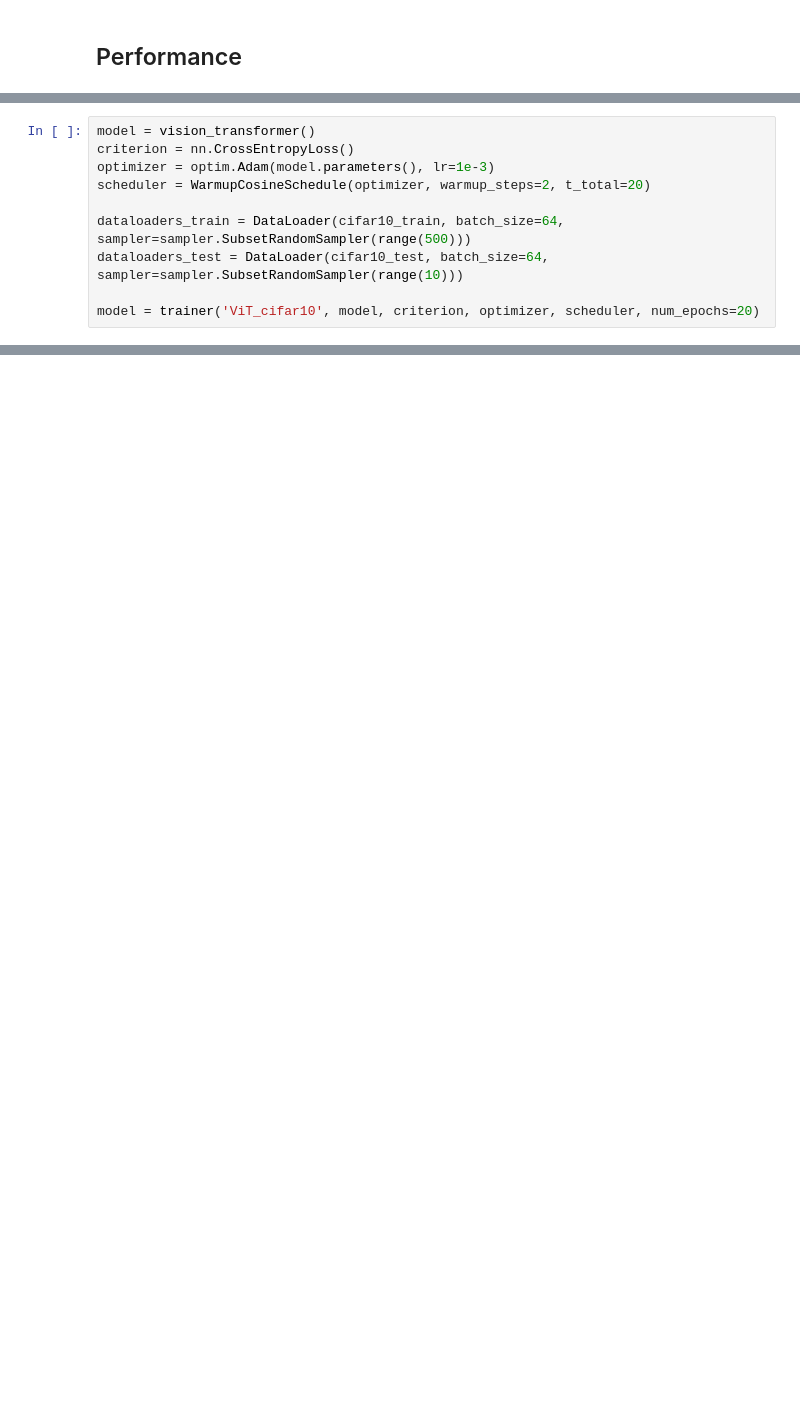
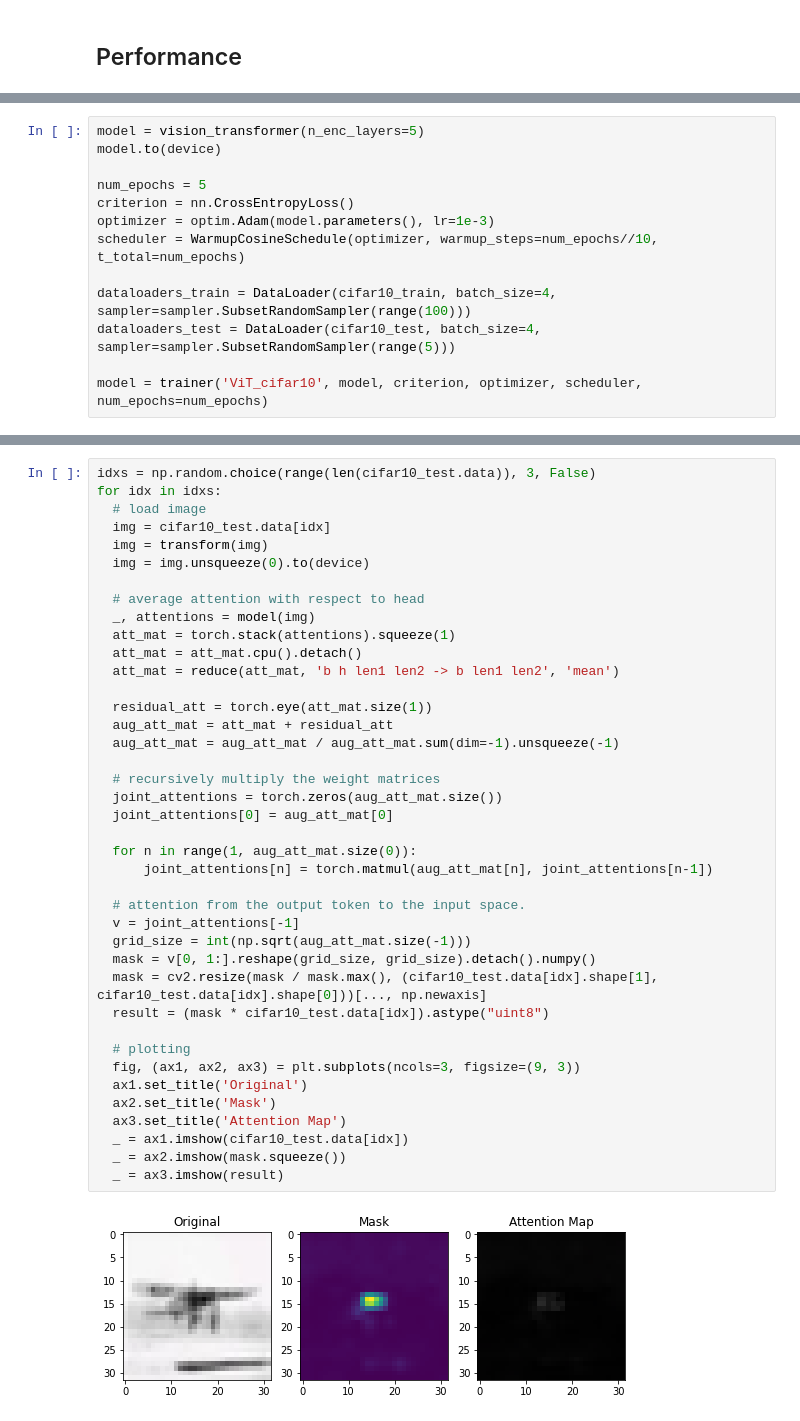
Before and after one commit to gimme1dollar/toy_vision_transformer, a Jupyter notebook: ViT.ipynb, the cells around one changed output, grey strips where cells are left out. Cells and saved outputs as stored; diff of their text form; blank space fills up the shorter version.

Commit message:
attention map vis

```diff
--- a/ViT.ipynb
+++ b/ViT.ipynb
@@ -336,13 +319,16 @@ def trainer(model_name, model, criterion, optimizer, scheduler, num_epochs):
 
   return model
 # %%
-model = vision_transformer()
+model = vision_transformer(n_enc_layers=5)
+model.to(device)
+
+num_epochs = 5
 criterion = nn.CrossEntropyLoss()
 optimizer = optim.Adam(model.parameters(), lr=1e-3)
-scheduler = WarmupCosineSchedule(optimizer, warmup_steps=2, t_total=20)
+scheduler = WarmupCosineSchedule(optimizer, warmup_steps=num_epochs//10, t_total=num_epochs)
 
-dataloaders_train = DataLoader(cifar10_train, batch_size=64, sampler=sampler.SubsetRandomSampler(range(500)))
-dataloaders_test = DataLoader(cifar10_test, batch_size=64, sampler=sampler.SubsetRandomSampler(range(10)))
+dataloaders_train = DataLoader(cifar10_train, batch_size=4, sampler=sampler.SubsetRandomSampler(range(100)))
+dataloaders_test = DataLoader(cifar10_test, batch_size=4, sampler=sampler.SubsetRandomSampler(range(5)))
 
-model = trainer('ViT_cifar10', model, criterion, optimizer, scheduler, num_epochs=20)
+model = trainer('ViT_cifar10', model, criterion, optimizer, scheduler, num_epochs=num_epochs)
 # %% [output]
@@ -365,0 +358,42 @@ train Loss: 12.3974 Acc: 6.0000
+# %%
+idxs = np.random.choice(range(len(cifar10_test.data)), 3, False)
+for idx in idxs:
+  # load image
+  img = cifar10_test.data[idx]
+  img = transform(img)
+  img = img.unsqueeze(0).to(device)
+
+  # average attention with respect to head
+  _, attentions = model(img)
+  att_mat = torch.stack(attentions).squeeze(1)
+  att_mat = att_mat.cpu().detach()
+  att_mat = reduce(att_mat, 'b h len1 len2 -> b len1 len2', 'mean')
+
+  residual_att = torch.eye(att_mat.size(1))
+  aug_att_mat = att_mat + residual_att
+  aug_att_mat = aug_att_mat / aug_att_mat.sum(dim=-1).unsqueeze(-1)
+
+  # recursively multiply the weight matrices
+  joint_attentions = torch.zeros(aug_att_mat.size())
+  joint_attentions[0] = aug_att_mat[0]
+
+  for n in range(1, aug_att_mat.size(0)):
+      joint_attentions[n] = torch.matmul(aug_att_mat[n], joint_attentions[n-1])
+
+  # attention from the output token to the input space.
+  v = joint_attentions[-1]
+  grid_size = int(np.sqrt(aug_att_mat.size(-1)))
+  mask = v[0, 1:].reshape(grid_size, grid_size).detach().numpy()
+  mask = cv2.resize(mask / mask.max(), (cifar10_test.data[idx].shape[1], cifar10_test.data[idx].shape[0]))[..., np.newaxis]
+  result = (mask * cifar10_test.data[idx]).astype("uint8")
+
+  # plotting
+  fig, (ax1, ax2, ax3) = plt.subplots(ncols=3, figsize=(9, 3))
+  ax1.set_title('Original')
+  ax2.set_title('Mask')
+  ax3.set_title('Attention Map')
+  _ = ax1.imshow(cifar10_test.data[idx])
+  _ = ax2.imshow(mask.squeeze())
+  _ = ax3.imshow(result)
+# %% [output]
+[figure, added]
```
Also changed, not shown: parts of 15 cells of this notebook, 3 other files.
